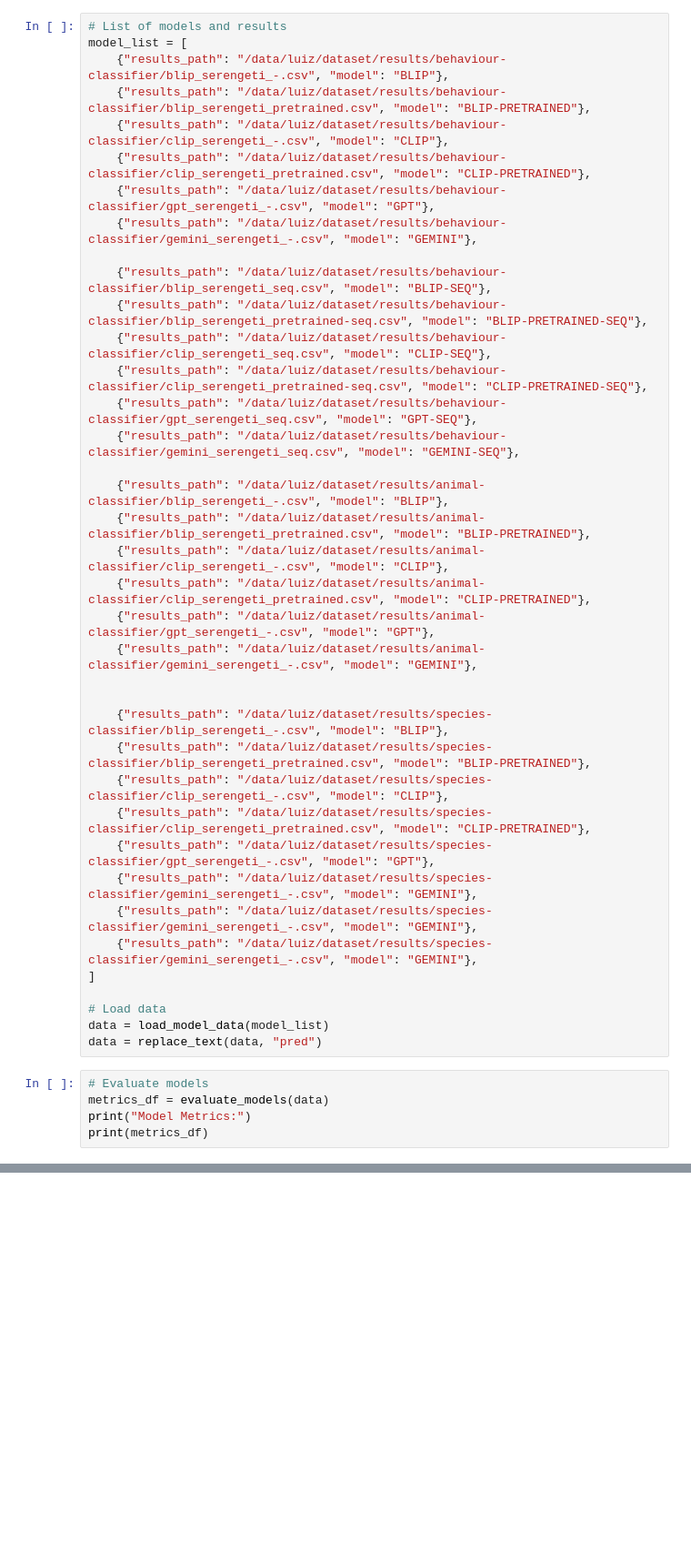
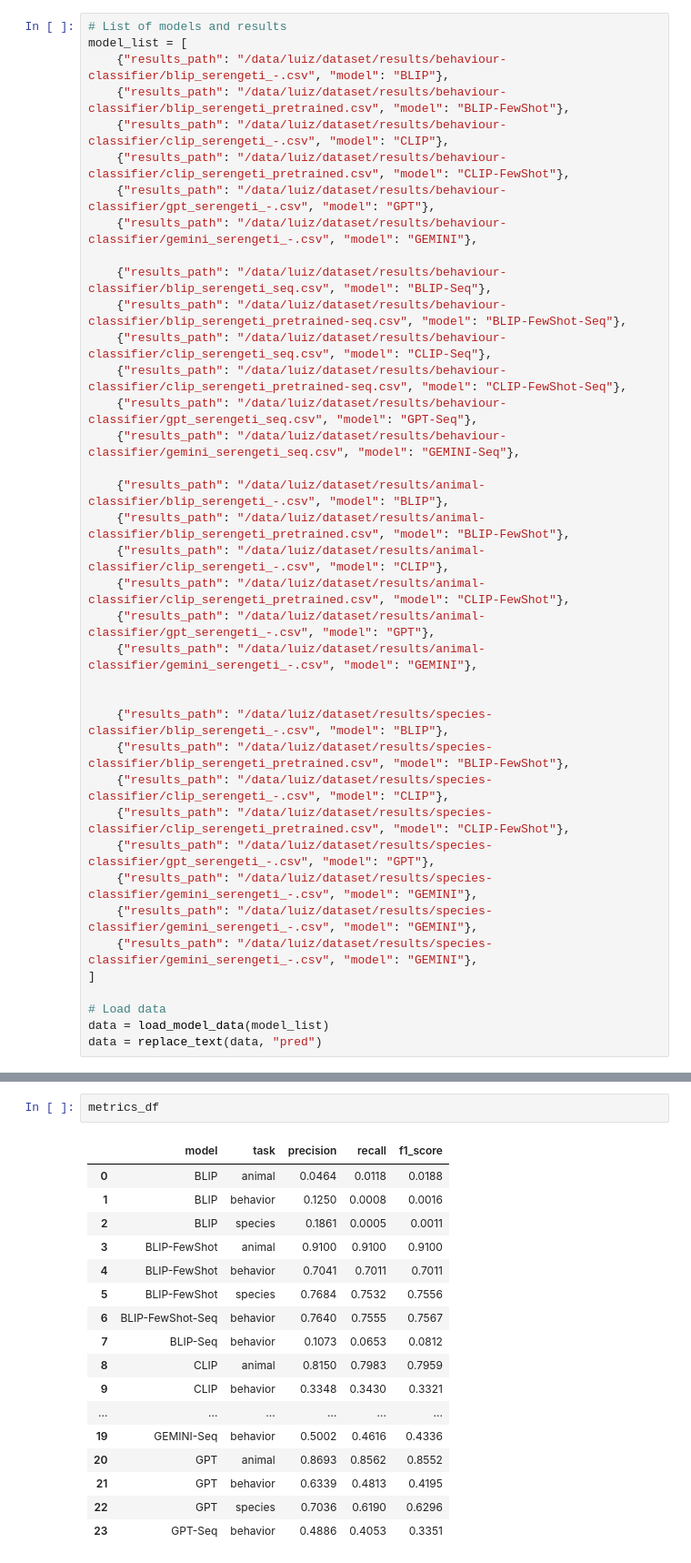
Before and after one commit to LuizAlencar17/multimodal-models-in-camera-traps, a Jupyter notebook: notebooks/analysis.ipynb, the cells around one changed output, grey strips where cells are left out. Shown at 91% size. Cells and saved outputs as stored; diff of their text form; blank space fills up the shorter version.

Commit message:
add results in notebook

```diff
--- a/notebooks/analysis.ipynb
+++ b/notebooks/analysis.ipynb
@@ -122,31 +146,31 @@ def replace_text(df, column_name):
 # List of models and results
 model_list = [
     {"results_path": "/data/luiz/dataset/results/behaviour-classifier/blip_serengeti_-.csv", "model": "BLIP"},
-    {"results_path": "/data/luiz/dataset/results/behaviour-classifier/blip_serengeti_pretrained.csv", "model": "BLIP-PRETRAINED"},
+    {"results_path": "/data/luiz/dataset/results/behaviour-classifier/blip_serengeti_pretrained.csv", "model": "BLIP-FewShot"},
     {"results_path": "/data/luiz/dataset/results/behaviour-classifier/clip_serengeti_-.csv", "model": "CLIP"},
-    {"results_path": "/data/luiz/dataset/results/behaviour-classifier/clip_serengeti_pretrained.csv", "model": "CLIP-PRETRAINED"},
+    {"results_path": "/data/luiz/dataset/results/behaviour-classifier/clip_serengeti_pretrained.csv", "model": "CLIP-FewShot"},
     {"results_path": "/data/luiz/dataset/results/behaviour-classifier/gpt_serengeti_-.csv", "model": "GPT"},
     {"results_path": "/data/luiz/dataset/results/behaviour-classifier/gemini_serengeti_-.csv", "model": "GEMINI"},
 
-    {"results_path": "/data/luiz/dataset/results/behaviour-classifier/blip_serengeti_seq.csv", "model": "BLIP-SEQ"},
-    {"results_path": "/data/luiz/dataset/results/behaviour-classifier/blip_serengeti_pretrained-seq.csv", "model": "BLIP-PRETRAINED-SEQ"},
-    {"results_path": "/data/luiz/dataset/results/behaviour-classifier/clip_serengeti_seq.csv", "model": "CLIP-SEQ"},
-    {"results_path": "/data/luiz/dataset/results/behaviour-classifier/clip_serengeti_pretrained-seq.csv", "model": "CLIP-PRETRAINED-SEQ"},
-    {"results_path": "/data/luiz/dataset/results/behaviour-classifier/gpt_serengeti_seq.csv", "model": "GPT-SEQ"},
-    {"results_path": "/data/luiz/dataset/results/behaviour-classifier/gemini_serengeti_seq.csv", "model": "GEMINI-SEQ"},
+    {"results_path": "/data/luiz/dataset/results/behaviour-classifier/blip_serengeti_seq.csv", "model": "BLIP-Seq"},
+    {"results_path": "/data/luiz/dataset/results/behaviour-classifier/blip_serengeti_pretrained-seq.csv", "model": "BLIP-FewShot-Seq"},
+    {"results_path": "/data/luiz/dataset/results/behaviour-classifier/clip_serengeti_seq.csv", "model": "CLIP-Seq"},
+    {"results_path": "/data/luiz/dataset/results/behaviour-classifier/clip_serengeti_pretrained-seq.csv", "model": "CLIP-FewShot-Seq"},
+    {"results_path": "/data/luiz/dataset/results/behaviour-classifier/gpt_serengeti_seq.csv", "model": "GPT-Seq"},
+    {"results_path": "/data/luiz/dataset/results/behaviour-classifier/gemini_serengeti_seq.csv", "model": "GEMINI-Seq"},
 
     {"results_path": "/data/luiz/dataset/results/animal-classifier/blip_serengeti_-.csv", "model": "BLIP"},
-    {"results_path": "/data/luiz/dataset/results/animal-classifier/blip_serengeti_pretrained.csv", "model": "BLIP-PRETRAINED"},
+    {"results_path": "/data/luiz/dataset/results/animal-classifier/blip_serengeti_pretrained.csv", "model": "BLIP-FewShot"},
     {"results_path": "/data/luiz/dataset/results/animal-classifier/clip_serengeti_-.csv", "model": "CLIP"},
-    {"results_path": "/data/luiz/dataset/results/animal-classifier/clip_serengeti_pretrained.csv", "model": "CLIP-PRETRAINED"},
+    {"results_path": "/data/luiz/dataset/results/animal-classifier/clip_serengeti_pretrained.csv", "model": "CLIP-FewShot"},
     {"results_path": "/data/luiz/dataset/results/animal-classifier/gpt_serengeti_-.csv", "model": "GPT"},
     {"results_path": "/data/luiz/dataset/results/animal-classifier/gemini_serengeti_-.csv", "model": "GEMINI"},
 
 
     {"results_path": "/data/luiz/dataset/results/species-classifier/blip_serengeti_-.csv", "model": "BLIP"},
-    {"results_path": "/data/luiz/dataset/results/species-classifier/blip_serengeti_pretrained.csv", "model": "BLIP-PRETRAINED"},
+    {"results_path": "/data/luiz/dataset/results/species-classifier/blip_serengeti_pretrained.csv", "model": "BLIP-FewShot"},
     {"results_path": "/data/luiz/dataset/results/species-classifier/clip_serengeti_-.csv", "model": "CLIP"},
-    {"results_path": "/data/luiz/dataset/results/species-classifier/clip_serengeti_pretrained.csv", "model": "CLIP-PRETRAINED"},
+    {"results_path": "/data/luiz/dataset/results/species-classifier/clip_serengeti_pretrained.csv", "model": "CLIP-FewShot"},
     {"results_path": "/data/luiz/dataset/results/species-classifier/gpt_serengeti_-.csv", "model": "GPT"},
     {"results_path": "/data/luiz/dataset/results/species-classifier/gemini_serengeti_-.csv", "model": "GEMINI"},
     {"results_path": "/data/luiz/dataset/results/species-classifier/gemini_serengeti_-.csv", "model": "GEMINI"},
@@ -156,8 +180,3 @@ model_list = [
 # Load data
 data = load_model_data(model_list)
 data = replace_text(data, "pred")
-# %%
-# Evaluate models
-metrics_df = evaluate_models(data)
-print("Model Metrics:")
-print(metrics_df)
@@ -268,0 +235,20 @@ plot_confusion_matrices(data)
+# %%
+metrics_df
+# %% [output]
+|  | model | task | precision | recall | f1_score |
+| 0 | BLIP | animal | 0.0464 | 0.0118 | 0.0188 |
+| 1 | BLIP | behavior | 0.1250 | 0.0008 | 0.0016 |
+| 2 | BLIP | species | 0.1861 | 0.0005 | 0.0011 |
+| 3 | BLIP-FewShot | animal | 0.9100 | 0.9100 | 0.9100 |
+| 4 | BLIP-FewShot | behavior | 0.7041 | 0.7011 | 0.7011 |
+| 5 | BLIP-FewShot | species | 0.7684 | 0.7532 | 0.7556 |
+| 6 | BLIP-FewShot-Seq | behavior | 0.7640 | 0.7555 | 0.7567 |
+| 7 | BLIP-Seq | behavior | 0.1073 | 0.0653 | 0.0812 |
+| 8 | CLIP | animal | 0.8150 | 0.7983 | 0.7959 |
+| 9 | CLIP | behavior | 0.3348 | 0.3430 | 0.3321 |
+| ... | ... | ... | ... | ... | ... |
+| 19 | GEMINI-Seq | behavior | 0.5002 | 0.4616 | 0.4336 |
+| 20 | GPT | animal | 0.8693 | 0.8562 | 0.8552 |
+| 21 | GPT | behavior | 0.6339 | 0.4813 | 0.4195 |
+| 22 | GPT | species | 0.7036 | 0.6190 | 0.6296 |
+| 23 | GPT-Seq | behavior | 0.4886 | 0.4053 | 0.3351 |
```
Also changed, not shown: parts of 16 cells of this notebook, 1 other file.
